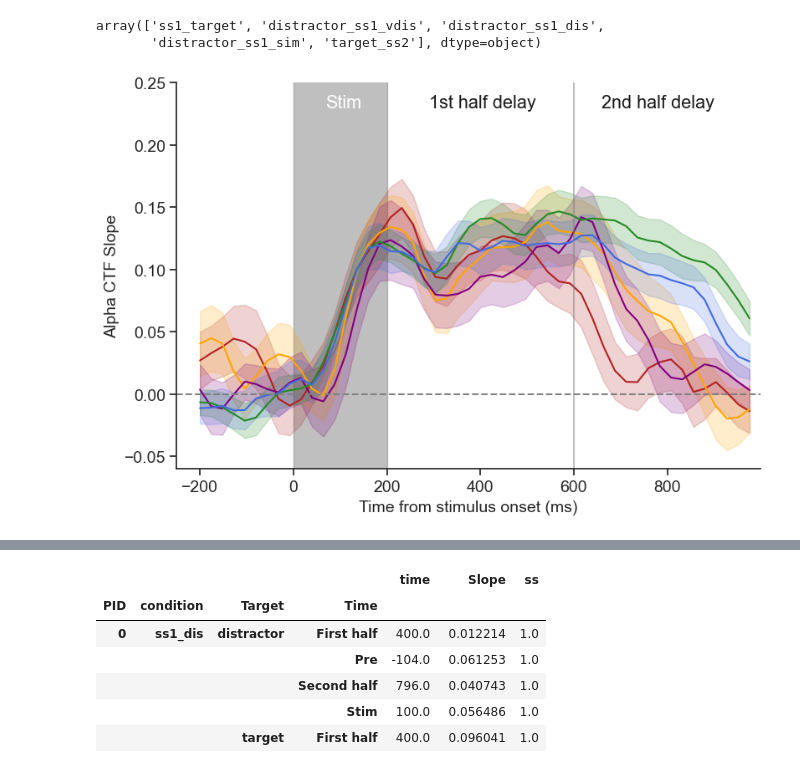
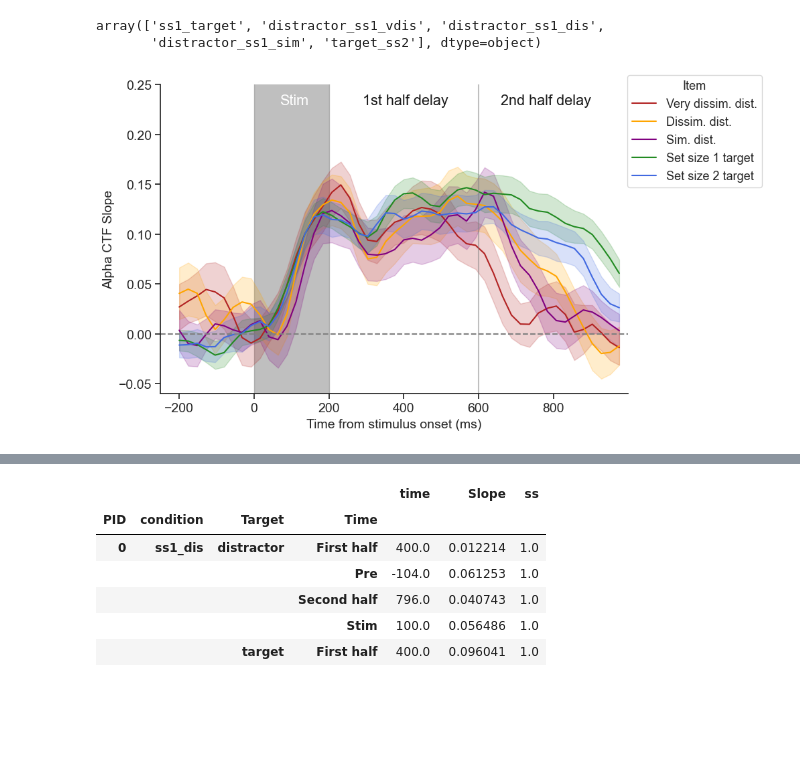
Before and after one commit to WilliamThyer/Dissociating-Spatial-and-Item-Based-Attention, a Jupyter notebook: Discus/analysis/IEM copy.ipynb, the cells around one changed output, grey strips where cells are left out. Drawn from its saved outputs; the diff is of its cells as text; code cells hidden in the pictures; blank space fills up the shorter version.

```diff
--- a/Discus/analysis/IEM copy.ipynb
+++ b/Discus/analysis/IEM copy.ipynb
@@ -513,41 +513,41 @@ plt.close()
 colors = ['firebrick', 'orange','purple','forestgreen','royalblue']
 
 fig,ax =plt.subplots(figsize=(9,6))
 ax.fill_between([0,200], [-1, -1], [
                 1, 1], color='gray', alpha=.5)
-sns.lineplot(data=x_all,x='time',y='Slope',hue='label',ax=ax,legend=False,errorbar='se',
+sns.lineplot(data=x_all,x='time',y='Slope',hue='label',ax=ax,legend=True,errorbar='se',
              palette=colors, hue_order=['distractor_ss1_vdis','distractor_ss1_dis','distractor_ss1_sim','ss1_target','target_ss2'])
 ax.axhline(y=0, color='grey', linestyle='--')
 ax.axvline(x=600, color='grey', alpha=.5,linestyle='-')
 
 # aesthetics
 ax.spines['right'].set_visible(False)
 ax.spines['top'].set_visible(False)
 ax.yaxis.set_ticks_position('left')
 ax.xaxis.set_ticks_position('bottom')
 ax.set_xlabel('Time from stimulus onset (ms)',fontsize=14)
 ax.set_ylabel('Alpha CTF Slope',fontsize=14)
 plt.setp(ax.get_xticklabels(), fontsize=14)
 plt.setp(ax.get_yticklabels(), fontsize=14)
 plt.ylim(-.06,.25)
 plt.xlim(-250,999)
 ax.text(68,.23,'Stim',color='w')
 ax.text(290,.23,'1st half delay',color='k')
 ax.text(660,.23,'2nd half delay',color='k')
 
-# leg = ax.legend(title='Item',fontsize=13,bbox_to_anchor=(1.3, 1.05))
-# labels=['Very dissim. dist.','Dissim. dist.','Sim. dist.','Set size 1 target','Set size 2 target']
-# for i,l in enumerate(leg.get_texts()):
-#     l.set_text(labels[i])
+leg = ax.legend(title='Item',fontsize=13,bbox_to_anchor=(1.3, 1.05))
+labels=['Very dissim. dist.','Dissim. dist.','Sim. dist.','Set size 1 target','Set size 2 target']
+for i,l in enumerate(leg.get_texts()):
+    l.set_text(labels[i])
 
 plt.setp(leg.get_title(),fontsize=13)
 # plt.title('CTF Slope',fontsize=16)
 
-plt.savefig('output/figures/iem_new.png',dpi=500,bbox_inches='tight')
-plt.savefig('output/figures/iem_new.pdf',dpi=500,bbox_inches='tight')
+# plt.savefig('output/figures/iem_new.png',dpi=500,bbox_inches='tight')
+# plt.savefig('output/figures/iem_new.pdf',dpi=500,bbox_inches='tight')
 plt.show()
 # %% [output]
-[figure, old version]
+[figure, new version]
 # %%
 x_all['label_all'] = x_all.apply(lambda x: f'{x["Target"]}_{x["condition"]}',axis=1)
 # %%
```
Also changed, not shown: parts of 2 cells of this notebook, 9 other files.
